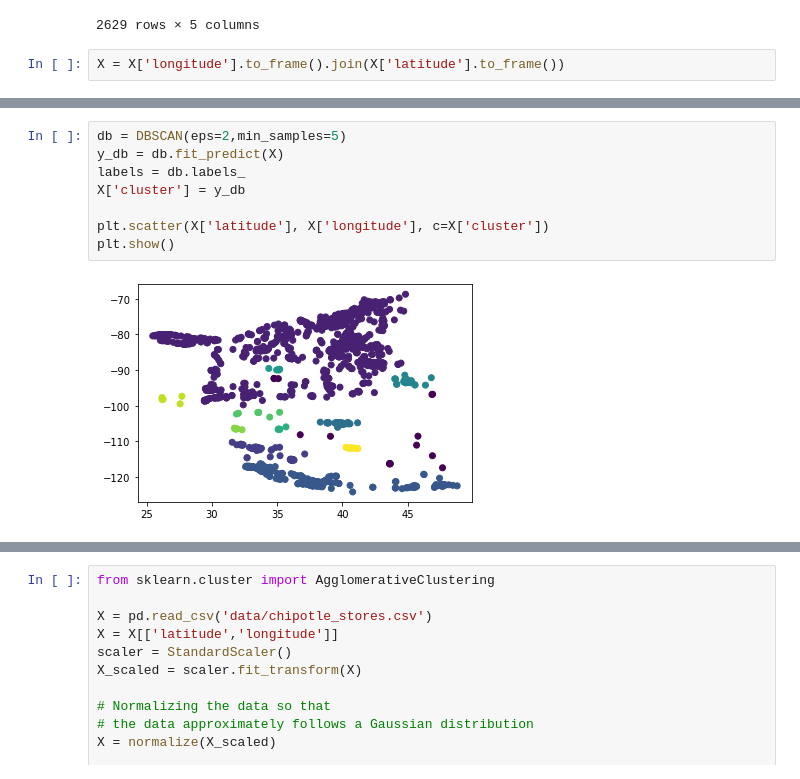
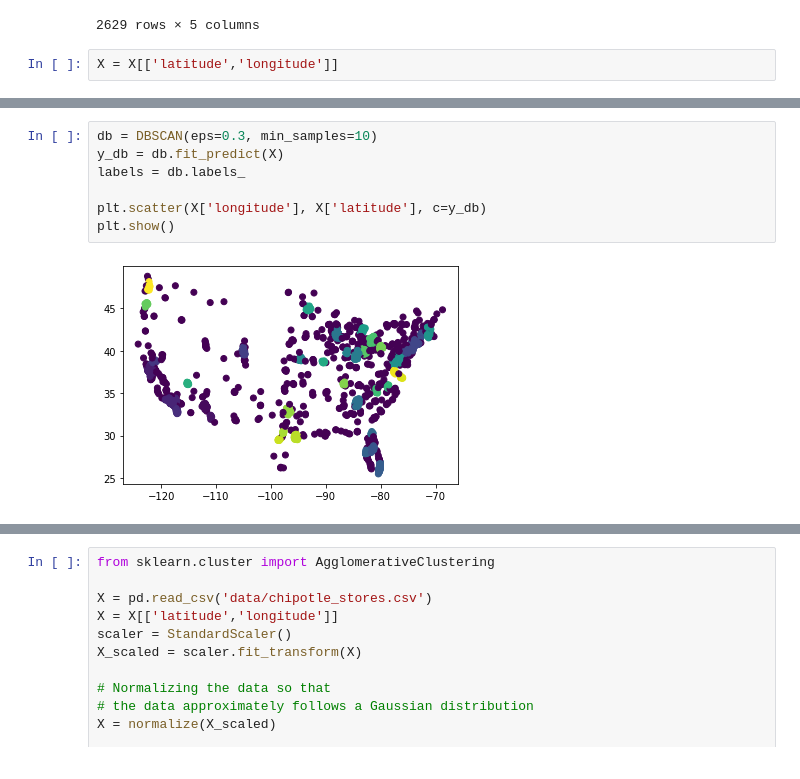
Before and after one commit to Wasilp/clustering, a Jupyter notebook: clustering_DBSCAN.ipynb, the cells around one changed output, grey strips where cells are left out. Drawn from its saved outputs; the diff is of its cells as text.

```diff
--- a/clustering_DBSCAN.ipynb
+++ b/clustering_DBSCAN.ipynb
@@ -26,5 +26,5 @@ X
 | 2628 | Wyoming | Cheyenne | 1508 Dell Range Blvd Cheyenne, WY... | 41.160718 | -104.805699 |
 2629 rows × 5 columns
 # %%
-X = X['longitude'].to_frame().join(X['latitude'].to_frame())
+X = X[['latitude','longitude']]
 # %%
@@ -33,10 +46,9 @@ NameError: name 'db_labels' is not defined
 # %%
-db = DBSCAN(eps=2,min_samples=5)
+db = DBSCAN(eps=0.3, min_samples=10)
 y_db = db.fit_predict(X)
 labels = db.labels_
-X['cluster'] = y_db
 
-plt.scatter(X['latitude'], X['longitude'], c=X['cluster'])
+plt.scatter(X['longitude'], X['latitude'], c=y_db)
 plt.show()
 # %% [output]
-[figure, old version]
+[figure, new version]
```
Also changed, not shown: parts of 8 cells of this notebook, 1 other file.
